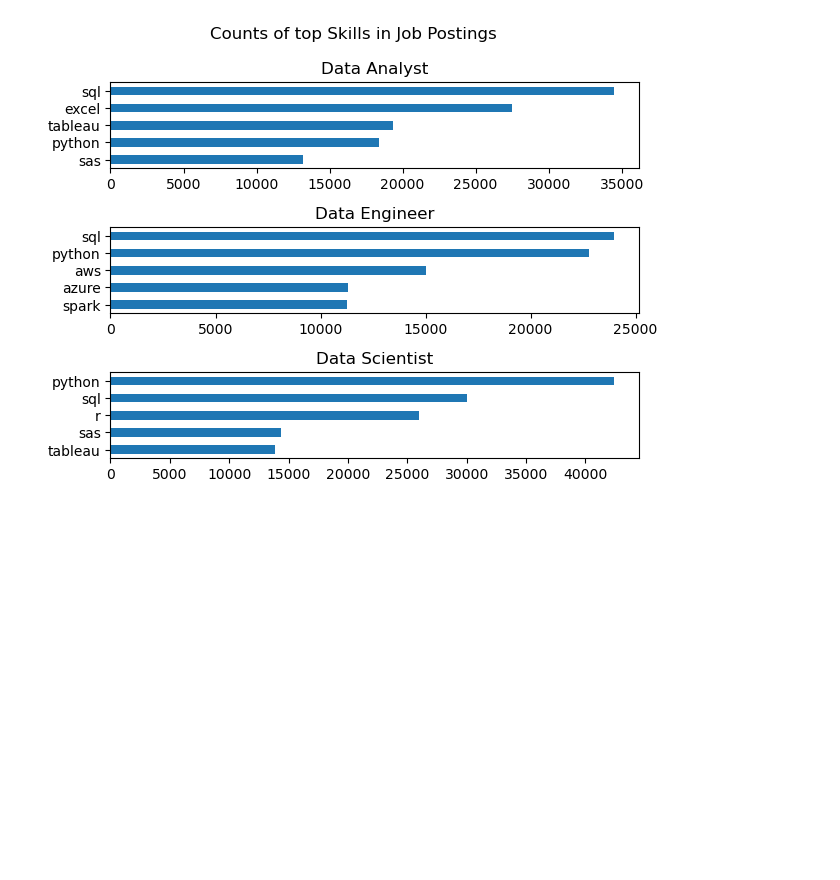
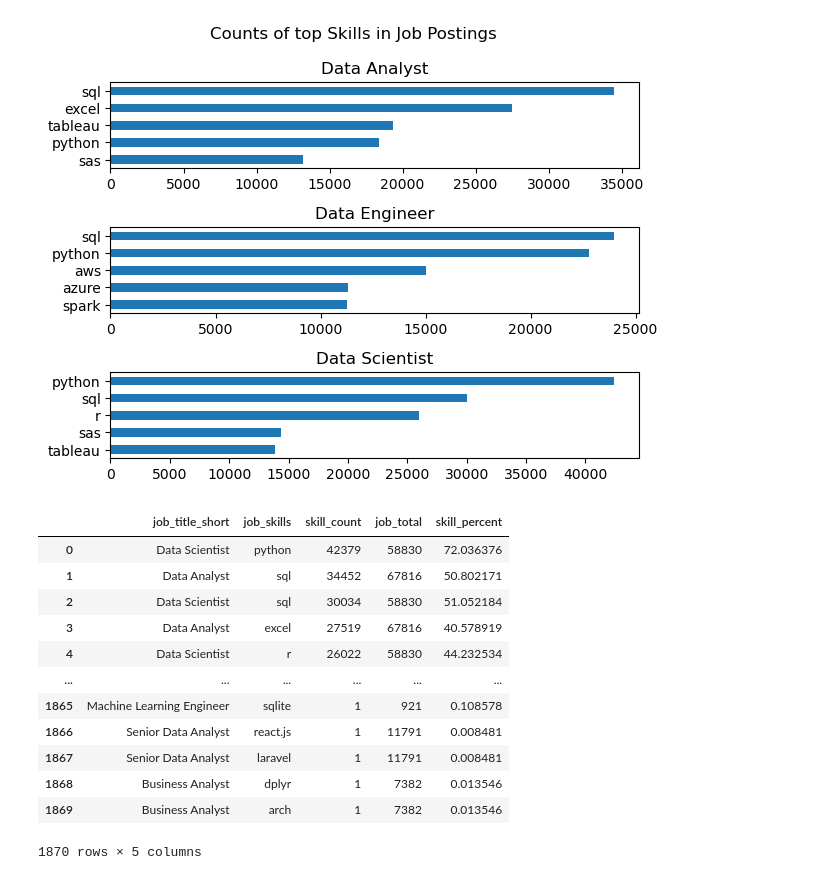
Before and after one commit to sajed-abir/Data-Project, a Jupyter notebook: Project/2_Skills_Count.ipynb, the cells around one changed output. Saved outputs shown, nothing was run; the diff lists cells and outputs as text; code cells hidden in the pictures; blank space fills up the shorter version.

```diff
--- a/Project/2_Skills_Count.ipynb
+++ b/Project/2_Skills_Count.ipynb
@@ -61,0 +67,20 @@ fig.tight_layout()
+# %%
+df_skill_perc = pd.merge(df_skill_count, df_job_title_count, how='left', on='job_title_short')
+
+df_skill_perc['skill_percent'] = 100 *  df_skill_perc['skill_count'] / df_skill_perc['job_total']
+
+df_skill_perc
+# %% [output]
+|  | job_title_short | job_skills | skill_count | job_total | skill_percent |
+| 0 | Data Scientist | python | 42379 | 58830 | 72.036376 |
+| 1 | Data Analyst | sql | 34452 | 67816 | 50.802171 |
+| 2 | Data Scientist | sql | 30034 | 58830 | 51.052184 |
+| 3 | Data Analyst | excel | 27519 | 67816 | 40.578919 |
+| 4 | Data Scientist | r | 26022 | 58830 | 44.232534 |
+| ... | ... | ... | ... | ... | ... |
+| 1865 | Machine Learning Engineer | sqlite | 1 | 921 | 0.108578 |
+| 1866 | Senior Data Analyst | react.js | 1 | 11791 | 0.008481 |
+| 1867 | Senior Data Analyst | laravel | 1 | 11791 | 0.008481 |
+| 1868 | Business Analyst | dplyr | 1 | 7382 | 0.013546 |
+| 1869 | Business Analyst | arch | 1 | 7382 | 0.013546 |
+1870 rows × 5 columns
```
Also changed, not shown: parts of 3 cells of this notebook, 1 other file.
